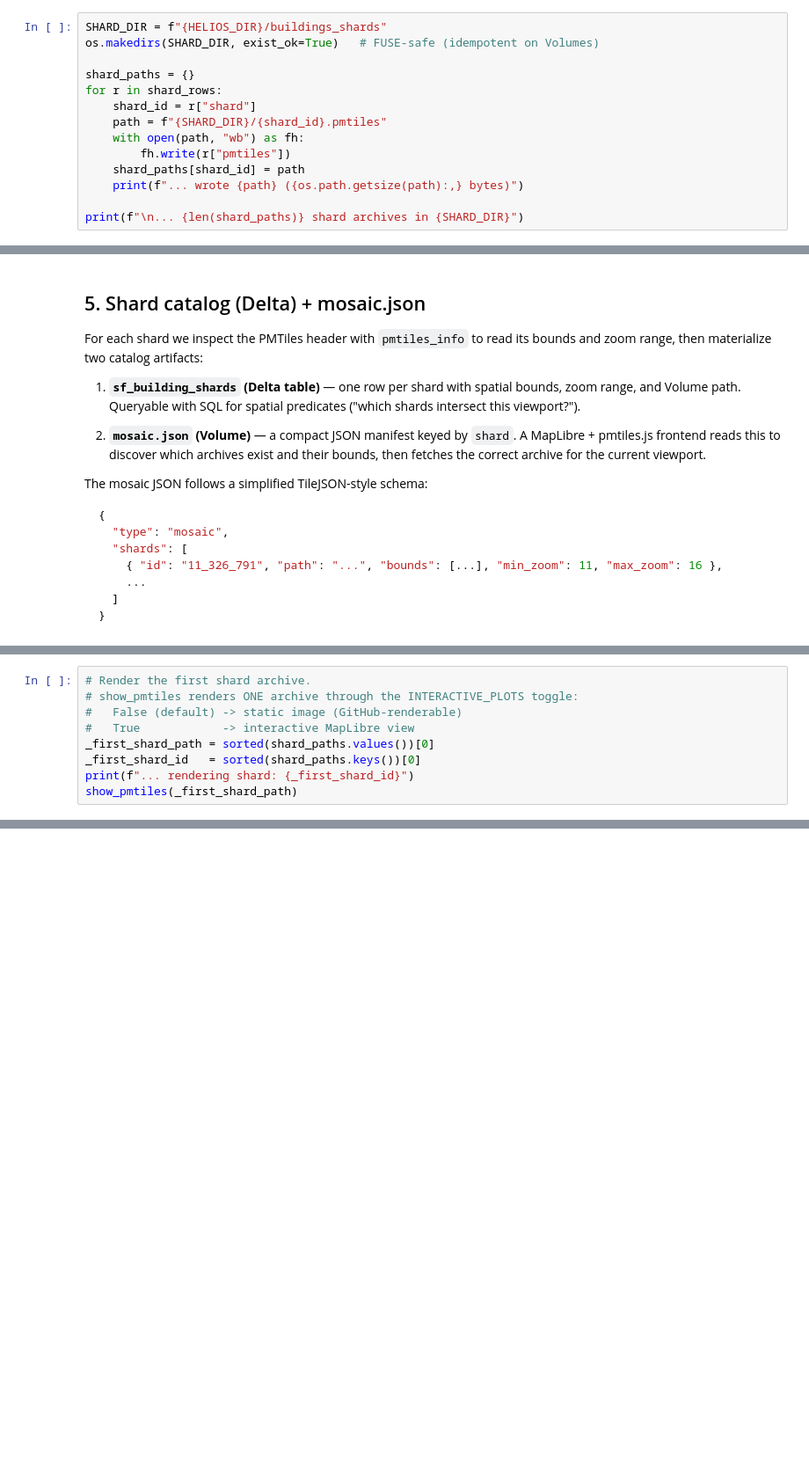
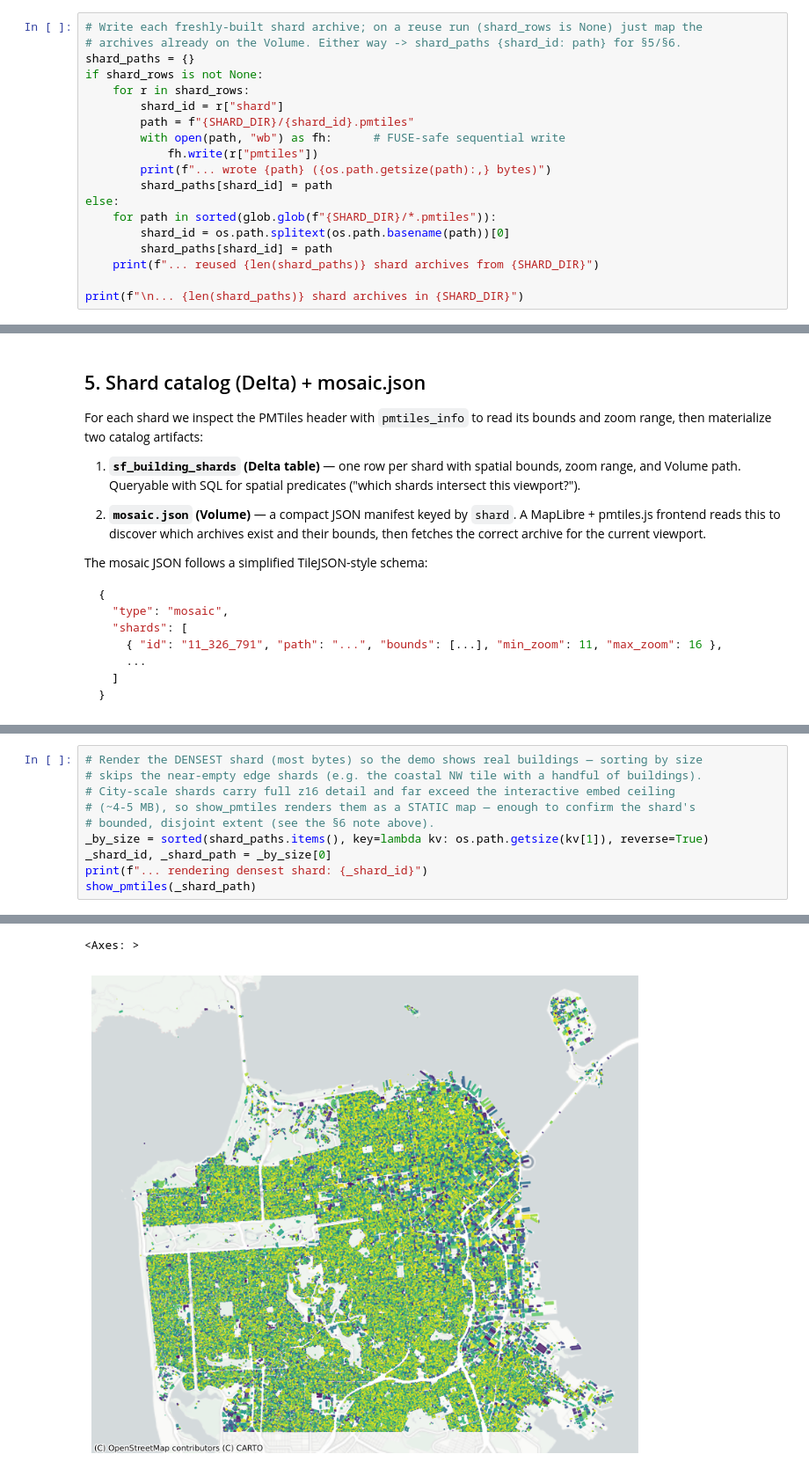
Before and after one commit to a0x8o/geobrix, a Jupyter notebook: notebooks/examples/helios/04. Distributed Sharding & Mosaic.ipynb, the cells around one changed output, grey strips where cells are left out. Shown at 88% size. Cells and saved outputs as stored; diff of their text form; blank space fills up the shorter version.

```diff
--- a/notebooks/examples/helios/04. Distributed Sharding & Mosaic.ipynb
+++ b/notebooks/examples/helios/04. Distributed Sharding & Mosaic.ipynb
@@ -248,16 +249,21 @@ you would distribute the writes: one `foreachPartition` block per Spark partitio
 a separate `spark.write` step that materialises each archive into object storage in
 parallel.
 # %%
-SHARD_DIR = f"{HELIOS_DIR}/buildings_shards"
-os.makedirs(SHARD_DIR, exist_ok=True)   # FUSE-safe (idempotent on Volumes)
-
+# Write each freshly-built shard archive; on a reuse run (shard_rows is None) just map the
+# archives already on the Volume. Either way -> shard_paths {shard_id: path} for §5/§6.
 shard_paths = {}
-for r in shard_rows:
-    shard_id = r["shard"]
-    path = f"{SHARD_DIR}/{shard_id}.pmtiles"
-    with open(path, "wb") as fh:
-        fh.write(r["pmtiles"])
-    shard_paths[shard_id] = path
-    print(f"... wrote {path} ({os.path.getsize(path):,} bytes)")
+if shard_rows is not None:
+    for r in shard_rows:
+        shard_id = r["shard"]
+        path = f"{SHARD_DIR}/{shard_id}.pmtiles"
+        with open(path, "wb") as fh:      # FUSE-safe sequential write
+            fh.write(r["pmtiles"])
+        print(f"... wrote {path} ({os.path.getsize(path):,} bytes)")
+        shard_paths[shard_id] = path
+else:
+    for path in sorted(glob.glob(f"{SHARD_DIR}/*.pmtiles")):
+        shard_id = os.path.splitext(os.path.basename(path))[0]
+        shard_paths[shard_id] = path
+    print(f"... reused {len(shard_paths)} shard archives from {SHARD_DIR}")
 
 print(f"\n... {len(shard_paths)} shard archives in {SHARD_DIR}")
@@ -378,9 +432,11 @@ for _s in _mosaic["shards"]:
-# %%
-# Render the first shard archive.
-# show_pmtiles renders ONE archive through the INTERACTIVE_PLOTS toggle:
-#   False (default) -> static image (GitHub-renderable)
-#   True            -> interactive MapLibre view
-_first_shard_path = sorted(shard_paths.values())[0]
-_first_shard_id   = sorted(shard_paths.keys())[0]
-print(f"... rendering shard: {_first_shard_id}")
-show_pmtiles(_first_shard_path)
+# %%
+# Render the DENSEST shard (most bytes) so the demo shows real buildings — sorting by size
+# skips the near-empty edge shards (e.g. the coastal NW tile with a handful of buildings).
+# City-scale shards carry full z16 detail and far exceed the interactive embed ceiling
+# (~4-5 MB), so show_pmtiles renders them as a STATIC map — enough to confirm the shard's
+# bounded, disjoint extent (see the §6 note above).
+_by_size = sorted(shard_paths.items(), key=lambda kv: os.path.getsize(kv[1]), reverse=True)
+_shard_id, _shard_path = _by_size[0]
+print(f"... rendering densest shard: {_shard_id}")
+show_pmtiles(_shard_path)
+# %% [output]
@@ -387 +446,3 @@ show_pmtiles(_first_shard_path)
+<Axes: >
+[figure, added]
 # %%
```
Also changed, not shown: parts of 20 cells of this notebook, 2 other files.
